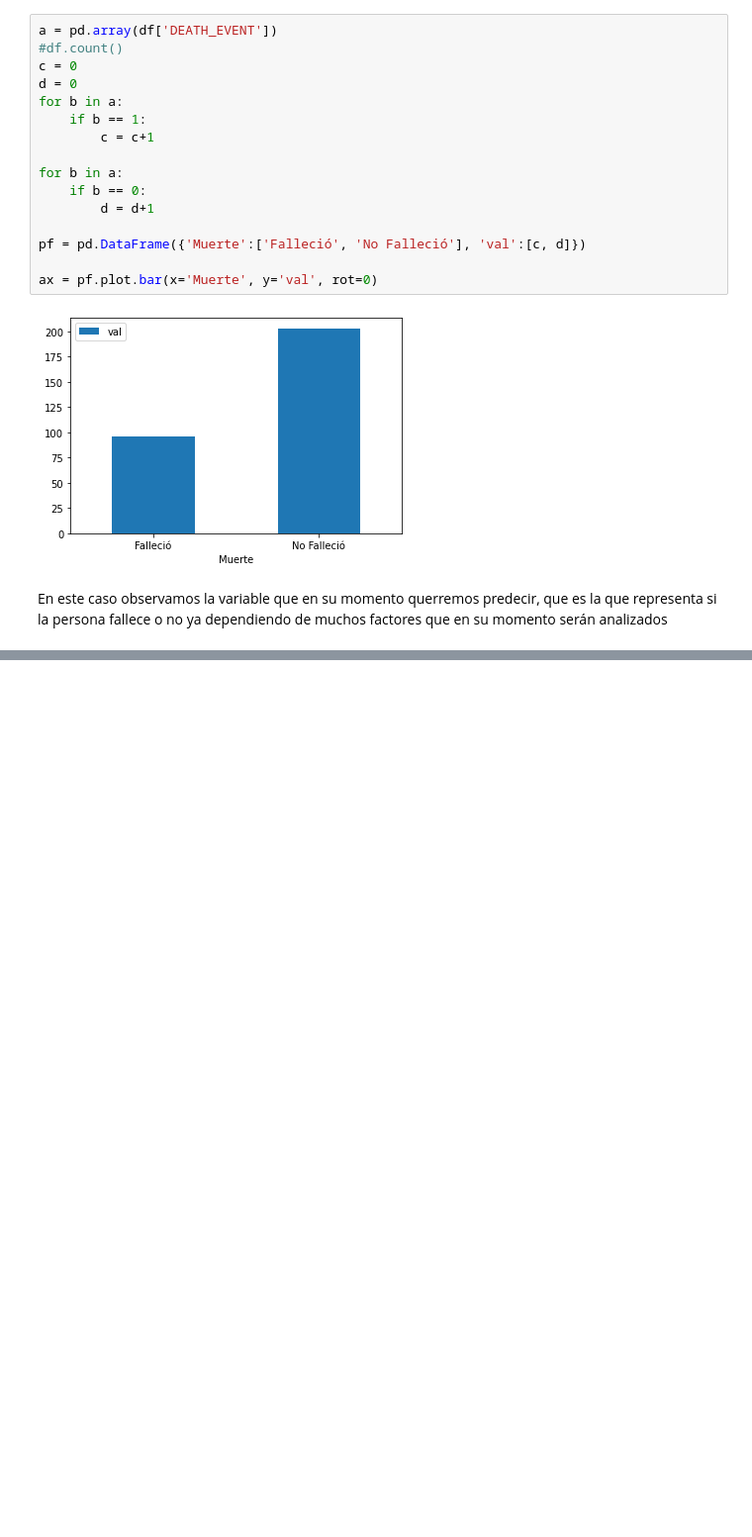
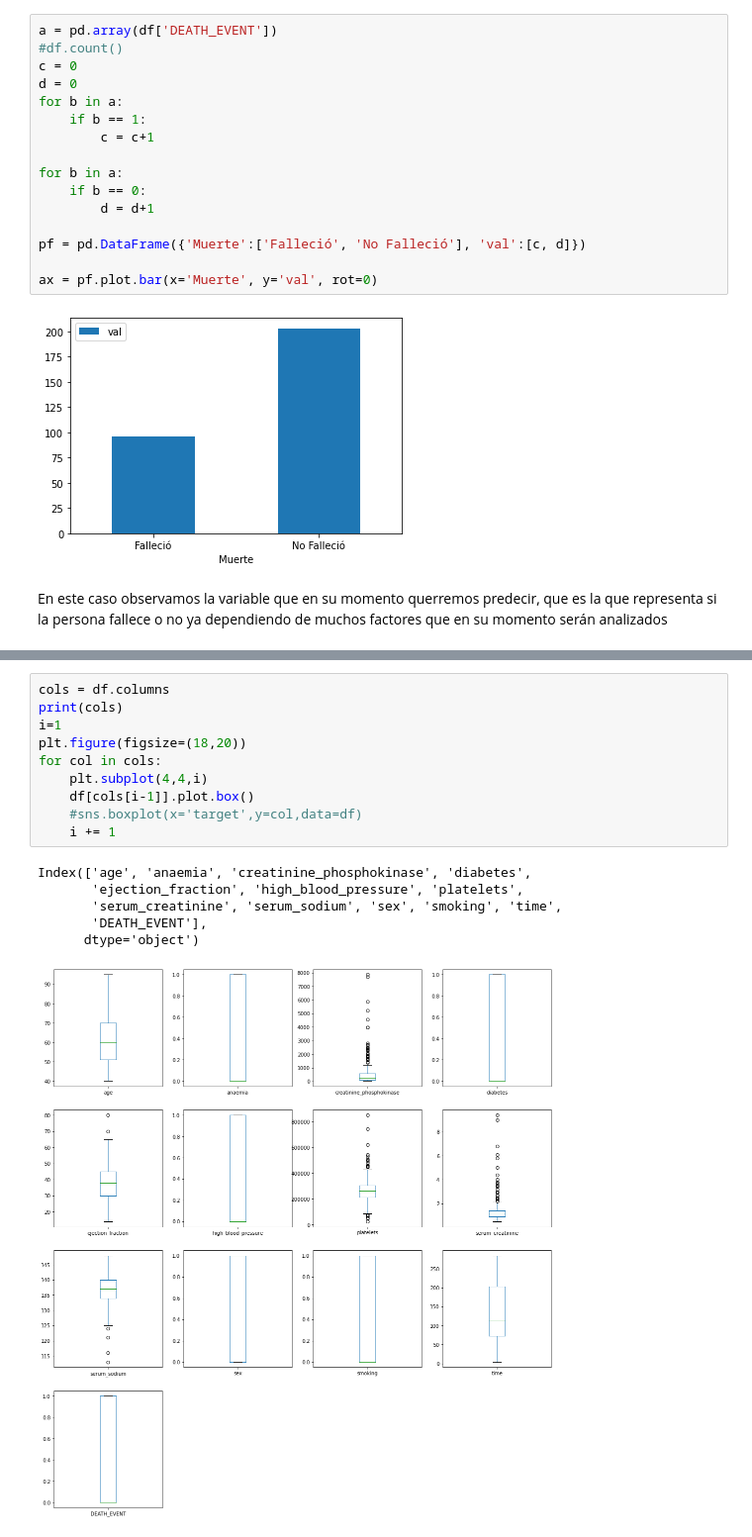
Before and after one commit to CamiloCJ09/Analitical-Proyect, a Jupyter notebook: AnaliticalProyect.ipynb, the cells around one changed output, grey strips where cells are left out. Shown at 99% size. Cells and saved outputs as stored; diff of their text form; blank space fills up the shorter version.

```diff
--- a/AnaliticalProyect.ipynb
+++ b/AnaliticalProyect.ipynb
@@ -128,0 +200,17 @@ En este caso observamos la variable que en su momento querremos predecir, que es
+# %%
+cols = df.columns
+print(cols)
+i=1
+plt.figure(figsize=(18,20))
+for col in cols:
+    plt.subplot(4,4,i)
+    df[cols[i-1]].plot.box()
+    #sns.boxplot(x='target',y=col,data=df)
+    i += 1
+# %% [output]
+Index(['age', 'anaemia', 'creatinine_phosphokinase', 'diabetes',
+       'ejection_fraction', 'high_blood_pressure', 'platelets',
+       'serum_creatinine', 'serum_sodium', 'sex', 'smoking', 'time',
+       'DEATH_EVENT'],
+      dtype='object')
+[figure, added]
```
Also changed, not shown: parts of 12 cells of this notebook.
